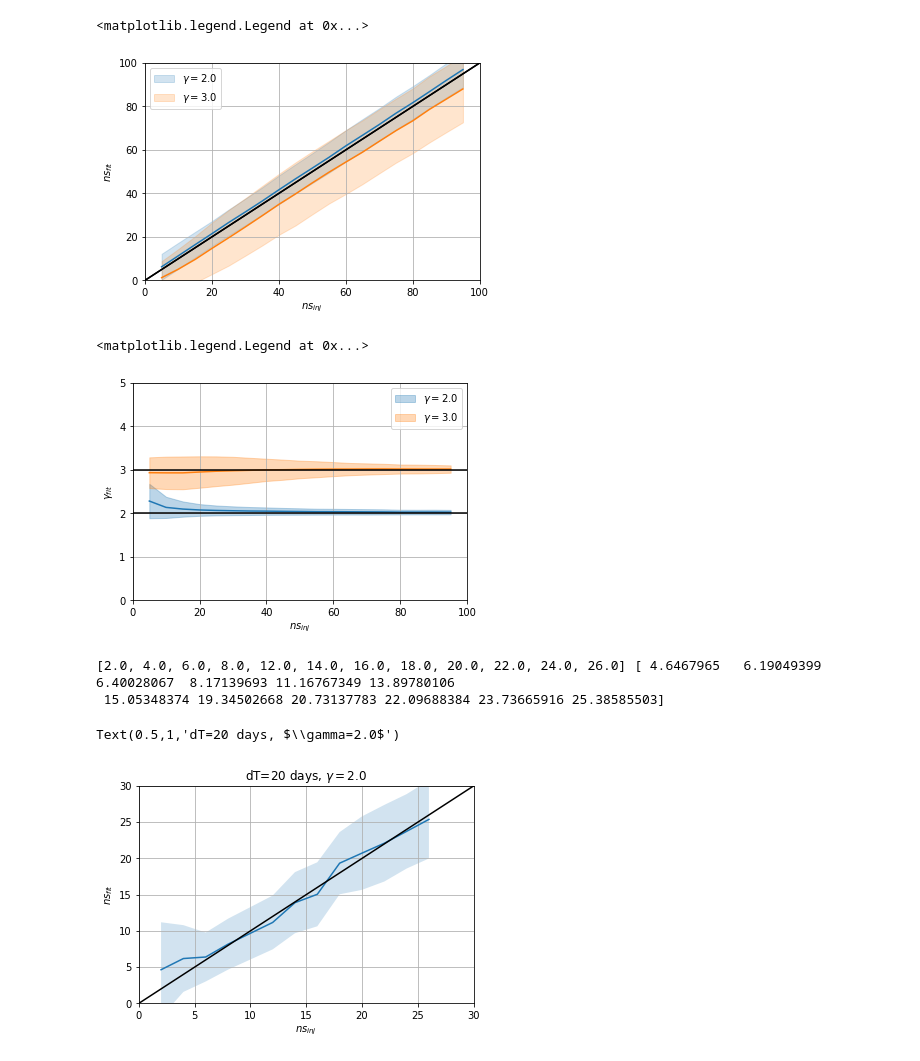
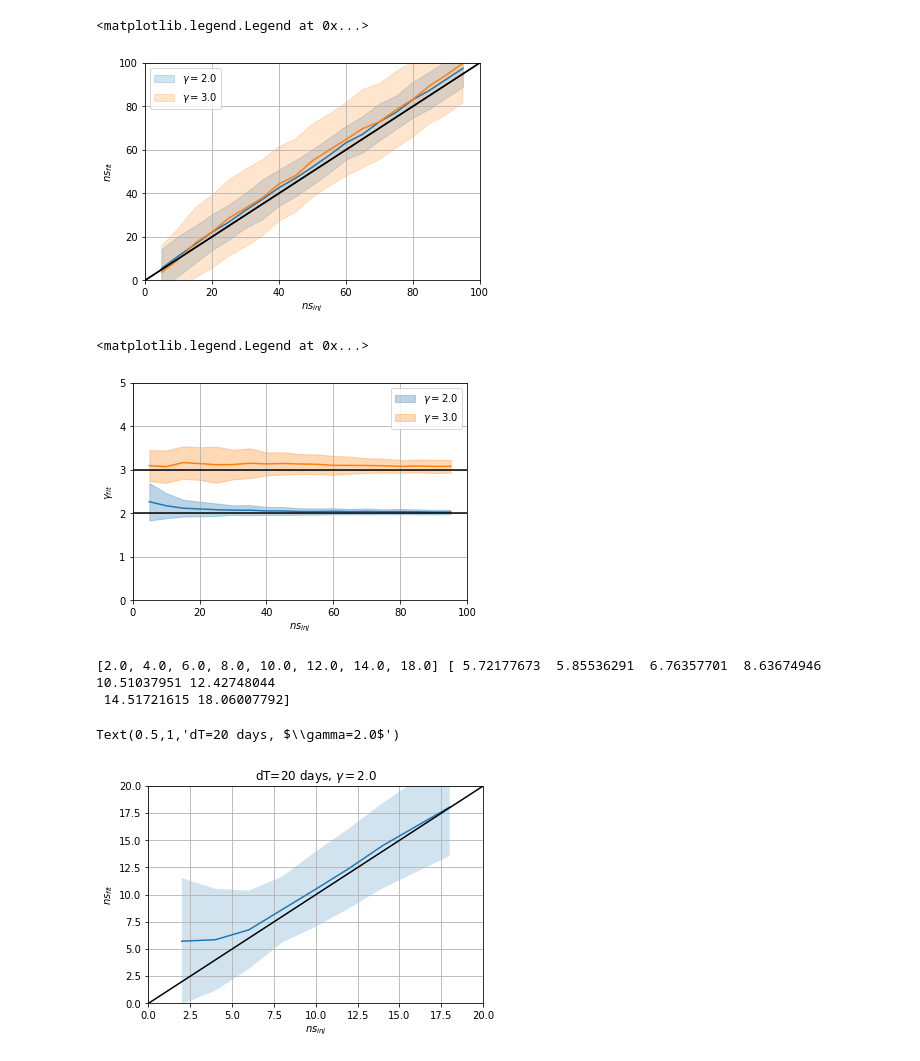
Before and after one commit to williamluszczak/TXS_NTv5, a Jupyter notebook: Notebooks/FitBias.ipynb, the cells around one changed output. Saved outputs shown, nothing was run; the diff lists cells and outputs as text; code cells hidden in the pictures.

```diff
--- a/Notebooks/FitBias.ipynb
+++ b/Notebooks/FitBias.ipynb
@@ -12,9 +108,11 @@ for gamma in [2.0, 3.0]:
     ns_lower = []
     nss = np.arange(5.0,100.0,5.0)
     for ns in nss:
-        flist = glob.glob('/data/user/wluszczak/KDE_csky/tint/ns/NGC1068/tint_%s_%s_*.npy'%(ns, gamma))
-        data = np.load(flist[0])
-        tdata = np.transpose(data)
+        flist = glob.glob('tint_fitbias_%s_%s*.npy'%(ns, gamma))
+        data = np.load(flist[0], allow_pickle=True)
+        trialfits = [f[50579430] for f in data]
+        trialfits = np.array(trialfits)
+        tdata = np.transpose(trialfits)
         ts = tdata[0]
         ns_fit = tdata[1]
         gamma_fit = tdata[2]
@@ -39,7 +137,7 @@ plt.grid()
 plt.legend()
 # %% [output]
 <matplotlib.legend.Legend at 0x...>
-[figure, old version]
+[figure, new version]
 # %%
 gamma = 2.0
 gam_fits = []
@@ -47,9 +145,11 @@ gam_upper = []
 gam_lower = []
 nss = np.arange(5.0,100.0,5.0)
 for ns in nss:
-    flist = glob.glob('/data/user/wluszczak/KDE_csky/tint/ns/NGC1068/tint_%s_%s_*.npy'%(ns, gamma))
-    data = np.load(flist[0])
-    tdata = np.transpose(data)
+    flist = glob.glob('tint_fitbias_%s_%s*.npy'%(ns, gamma))
+    data = np.load(flist[0], allow_pickle=True)
+    trialfits = [f[50579430] for f in data]
+    trialfits = np.array(trialfits)
+    tdata = np.transpose(trialfits)
     ts = tdata[0]
     ns_fit = tdata[1]
     gamma_fit = tdata[2]
@@ -72,9 +172,11 @@ gam_upper = []
 gam_lower = []
 nss = np.arange(5.0,100.0,5.0)
 for ns in nss:
-    flist = glob.glob('/data/user/wluszczak/KDE_csky/tint/ns/NGC1068/tint_%s_%s_*.npy'%(ns, gamma))
-    data = np.load(flist[0])
-    tdata = np.transpose(data)
+    flist = glob.glob('tint_fitbias_%s_%s*.npy'%(ns, gamma))
+    data = np.load(flist[0], allow_pickle=True)
+    trialfits = [f[50579430] for f in data]
+    trialfits = np.array(trialfits)
+    tdata = np.transpose(trialfits)
     ts = tdata[0]
     ns_fit = tdata[1]
     gamma_fit = tdata[2]
@@ -98,47 +200,47 @@ plt.ylabel('$\gamma_{fit}$')
 plt.legend(loc=0)
 # %% [output]
 <matplotlib.legend.Legend at 0x...>
-[figure, old version]
+[figure, new version]
 # %%
 import glob
 
 ns_fit = []
 ns_inj = []
 ns_err = []
-for ns in np.arange(2.0, 30.0, 2.0):
+for ns in np.arange(2.0, 20.0, 2.0):
     try:
-        f = glob.glob('/data/user/wluszczak/KDE_csky/tdep/sig/sig_recovery/test_flares_%s_2.0_57193.0_10.0_*.npy'%(ns))
+        f = glob.glob('/data/user/wluszczak/KDE_csky/reproducibility/ntv5/ntv5_sigtrials_%s_ns.npy'%(ns))
         data = np.load(f[0], allow_pickle=True)
         all_ns = []
         for d in data:
             all_ns.append(d['ns'][0])
         med_ns = np.median(all_ns)
         ns_fit.append(med_ns)
         ns_inj.append(ns)
         ns_err.append(np.std(all_ns))
 
     except IndexError:
         pass
 
 ns_fit = np.array(ns_fit)
 ns_err = np.array(ns_err)
 print(ns_inj, ns_fit)
 plt.plot(ns_inj, ns_fit)
 plt.fill_between(ns_inj, ns_fit-ns_err, ns_fit+ns_err, alpha=0.2)
 
 plt.plot([0,100], [0,100], 'k-')
-plt.xlim(0,30)
-plt.ylim(0,30)
+plt.xlim(0,20)
+plt.ylim(0,20)
 plt.grid()
 plt.xlabel('$ns_{inj}$')
 plt.ylabel('$ns_{fit}$')
 
 plt.title('dT=20 days, $\gamma=2.0$')
 # %% [output]
-[2.0, 4.0, 6.0, 8.0, 12.0, 14.0, 16.0, 18.0, 20.0, 22.0, 24.0, 26.0] [ 4.6467965   6.19049399  6.40028067  8.17139693 11.16767349 13.89780106
- 15.05348374 19.34502668 20.73137783 22.09688384 23.73665916 25.38585503]
+[2.0, 4.0, 6.0, 8.0, 10.0, 12.0, 14.0, 18.0] [ 5.72177673  5.85536291  6.76357701  8.63674946 10.51037951 12.42748044
+ 14.51721615 18.06007792]
 Text(0.5,1,'dT=20 days, $\\gamma=2.0$')
-[figure, old version]
+[figure, new version]
 # %%
 import glob
 
```
Also changed, not shown: parts of 5 cells of this notebook, 13 other files.
